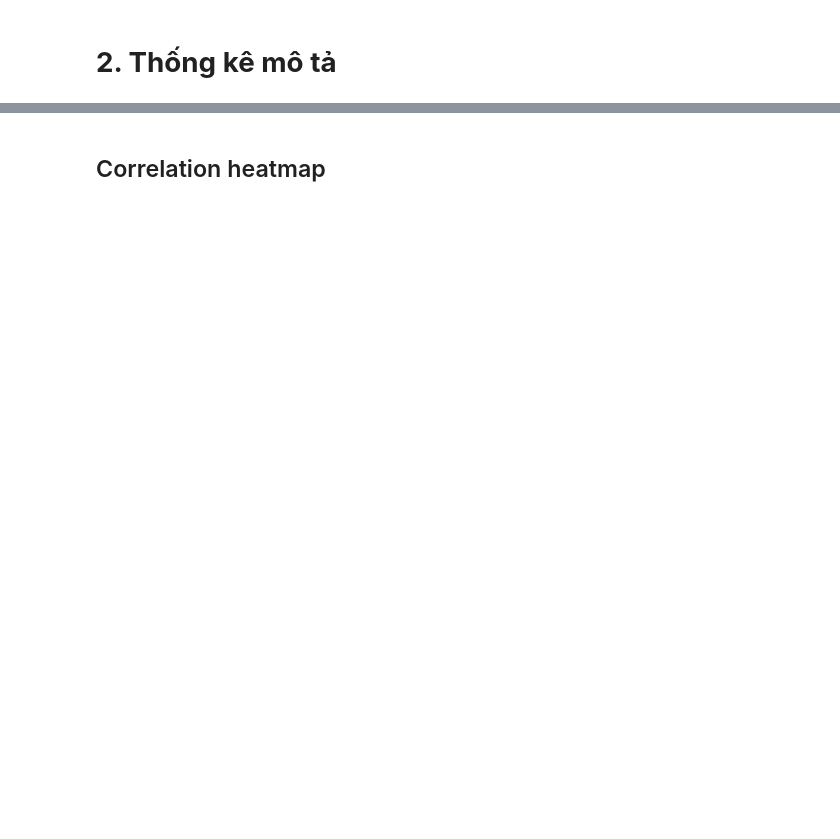
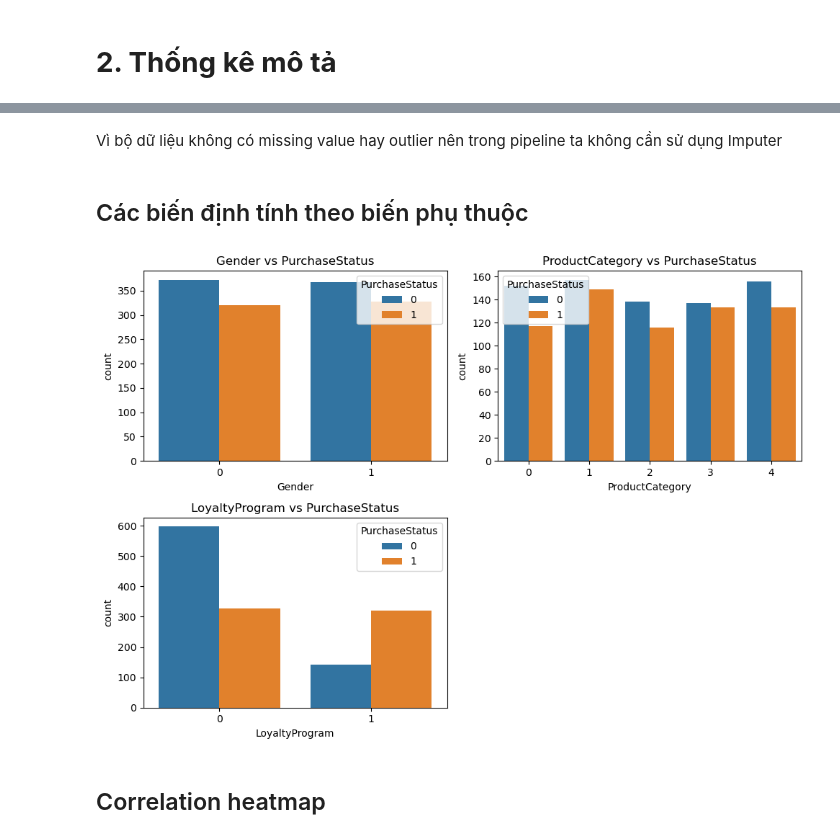
Before and after one commit to phnguyen-hub/11224830_Pham-Hanh-Nguyen, a Jupyter notebook: 11224830_Phạm Hạnh Nguyên.ipynb, the cells around one changed output, grey strips where cells are left out. Drawn from its saved outputs; the diff is of its cells as text; code cells hidden in the pictures; blank space fills up the shorter version.

```diff
--- a/11224830_Phạm Hạnh Nguyên.ipynb
+++ b/11224830_Phạm Hạnh Nguyên.ipynb
@@ -278,3 +139,33 @@ Name: count, dtype: int64
+# %% [markdown]
+Vì bộ dữ liệu không có missing value hay outlier nên trong pipeline ta không cần sử dụng Imputer
+# %% [markdown]
+## Các biến định tính theo biến phụ thuộc
+# %%
+def plot_categorical_vs_target(df):
+    plt.figure(figsize=(10, 7))
+
+    # --- Subplot 1: Gender ---
+    plt.subplot(2, 2, 1)
+    sns.countplot(x='Gender', hue='PurchaseStatus', data=df)
+    plt.title('Gender vs PurchaseStatus')
+
+    # --- Subplot 2: ProductCategory ---
+    plt.subplot(2, 2, 2)
+    sns.countplot(x='ProductCategory', hue='PurchaseStatus', data=df)
+    plt.title('ProductCategory vs PurchaseStatus')
+
+    # --- Subplot 3: LoyaltyProgram ---
+    plt.subplot(2, 2, 3)
+    sns.countplot(x='LoyaltyProgram', hue='PurchaseStatus', data=df)
+    plt.title('LoyaltyProgram vs PurchaseStatus')
+
+    plt.tight_layout()
+    plt.show()
+
+# Gọi hàm
+plot_categorical_vs_target(df)
+# %% [output]
+[figure, added]
 # %% [markdown]
 ## Correlation heatmap
 # %%
```
Also changed, not shown: parts of 81 cells of this notebook.
